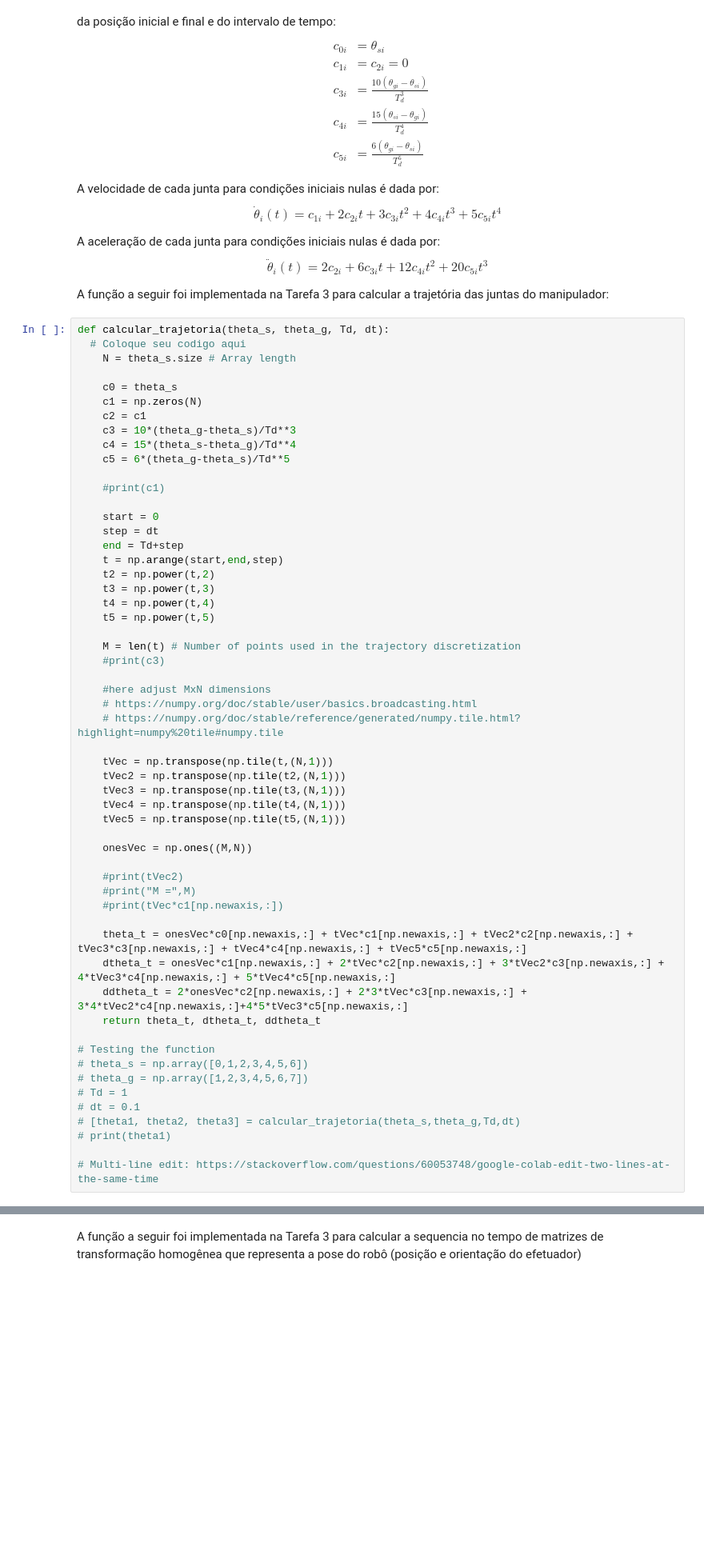
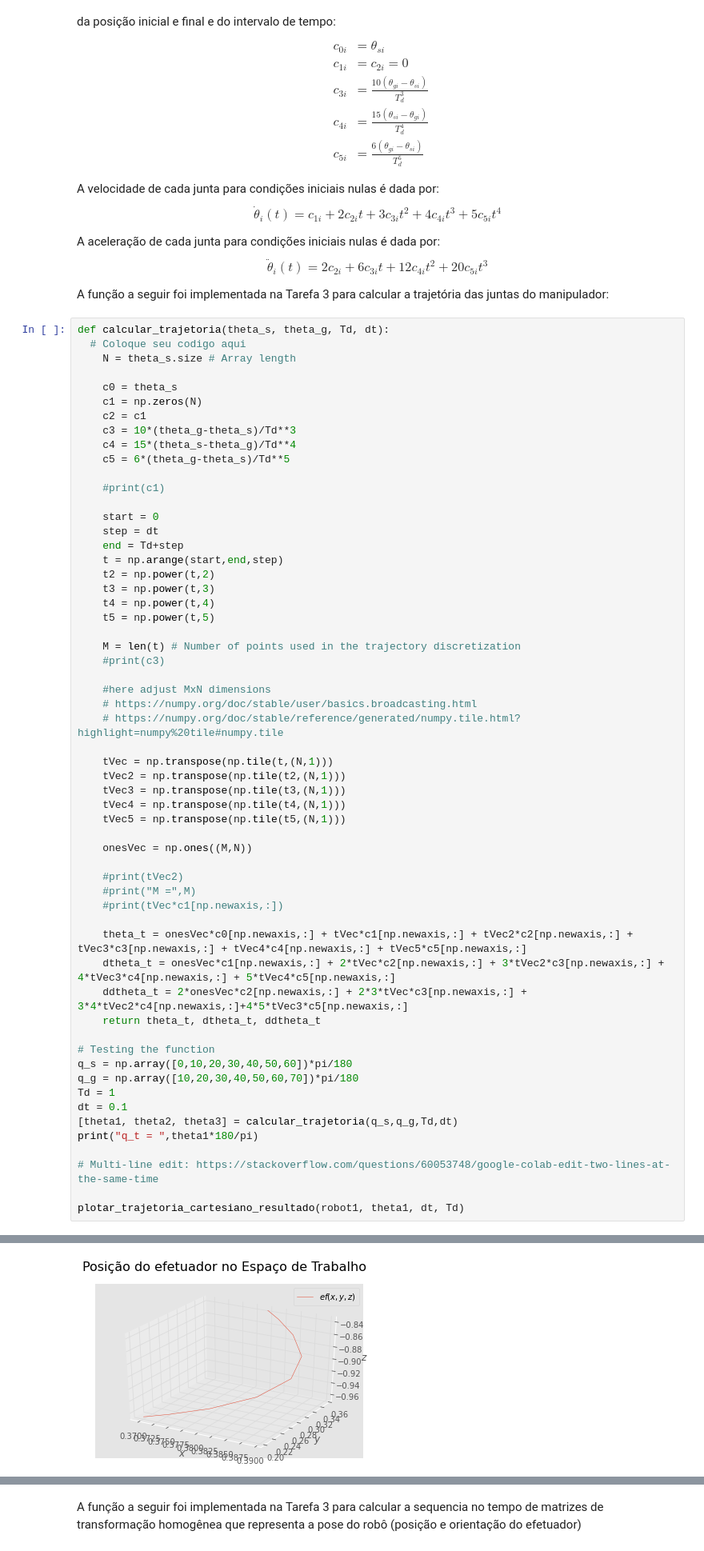
Before and after one commit to RafaelBaquero/lab-robos-manip, a Jupyter notebook: sel0634_tarefa6_2022.ipynb, the cells around one changed output, grey strips where cells are left out. Shown at 80% size. Cells and saved outputs as stored; diff of their text form; blank space fills up the shorter version.

```diff
--- a/sel0634_tarefa6_2022.ipynb
+++ b/sel0634_tarefa6_2022.ipynb
@@ -136,11 +137,14 @@ def calcular_trajetoria(theta_s, theta_g, Td, dt):
     return theta_t, dtheta_t, ddtheta_t
 
 # Testing the function
-# theta_s = np.array([0,1,2,3,4,5,6])
-# theta_g = np.array([1,2,3,4,5,6,7])
-# Td = 1
-# dt = 0.1
-# [theta1, theta2, theta3] = calcular_trajetoria(theta_s,theta_g,Td,dt)
-# print(theta1)
+q_s = np.array([0,10,20,30,40,50,60])*pi/180
+q_g = np.array([10,20,30,40,50,60,70])*pi/180
+Td = 1
+dt = 0.1
+[theta1, theta2, theta3] = calcular_trajetoria(q_s,q_g,Td,dt)
+print("q_t = ",theta1*180/pi)
 
 # Multi-line edit: https://stackoverflow.com/questions/60053748/google-colab-edit-two-lines-at-the-same-time
+
+plotar_trajetoria_cartesiano_resultado(robot1, theta1, dt, Td)
+# %% [output]
@@ -146,0 +168 @@ def calcular_trajetoria(theta_s, theta_g, Td, dt):
+[figure, added]
```
Also changed, not shown: parts of 8 cells of this notebook.
